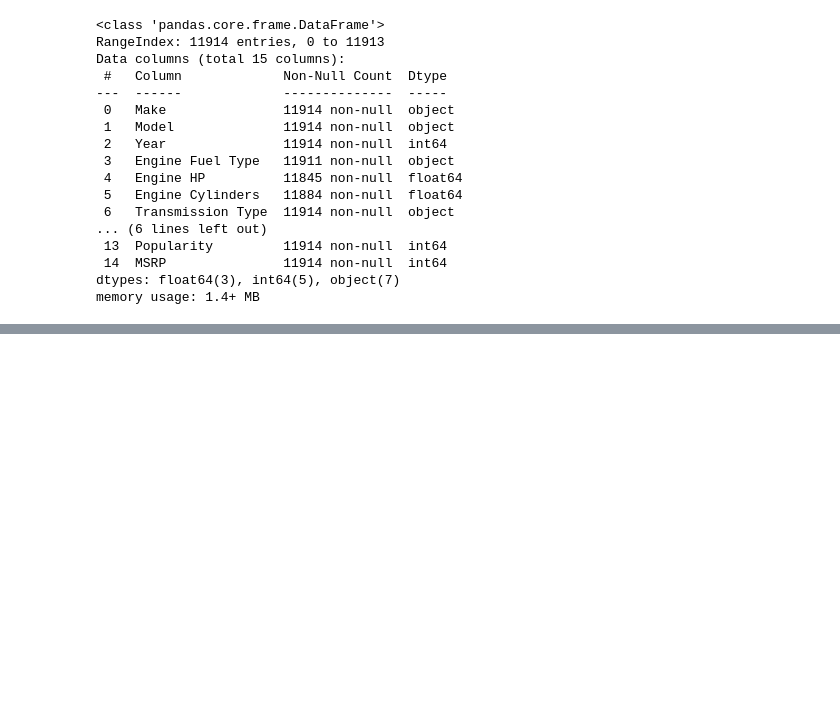
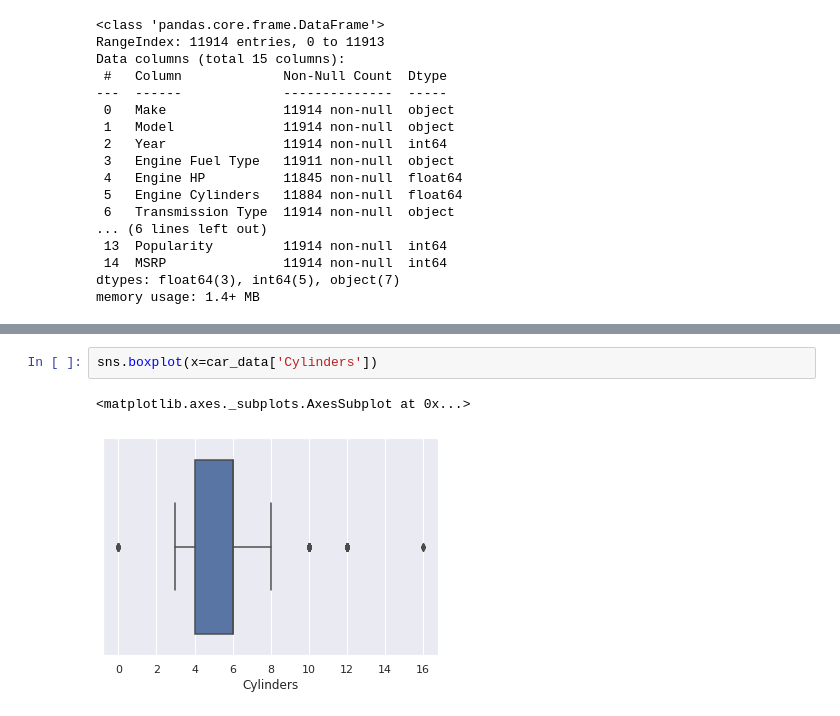
Before and after one commit to Archana9991/Exploratory-Data-Analysis-of-Car-Features, a Jupyter notebook: project.ipynb, the cells around one changed output, grey strips where cells are left out. Drawn from its saved outputs; the diff is of its cells as text; blank space fills up the shorter version.

```diff
--- a/project.ipynb
+++ b/project.ipynb
@@ -70,0 +220,5 @@ car_data["Engine Fuel Type"].fillna(value='unknown',implace=True)
+# %%
+sns.boxplot(x=car_data['Cylinders'])
+# %% [output]
+<matplotlib.axes._subplots.AxesSubplot at 0x...>
+[figure, added]
```
Also changed, not shown: parts of 32 cells of this notebook.
